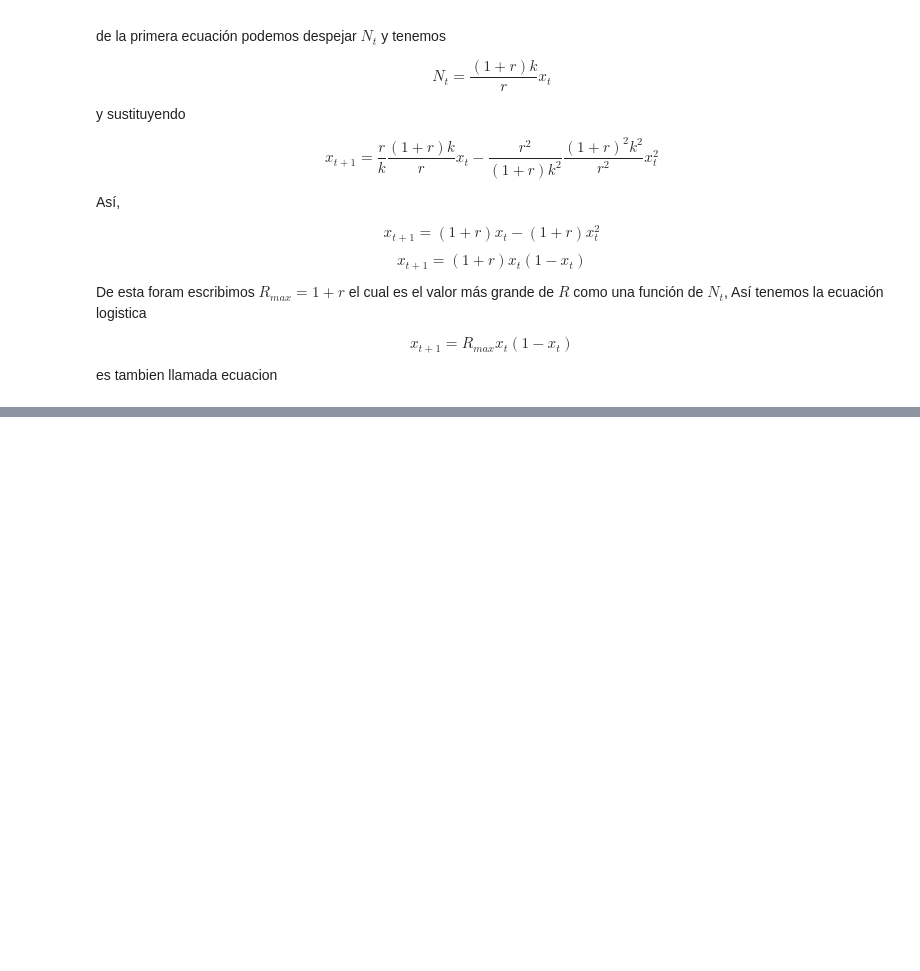
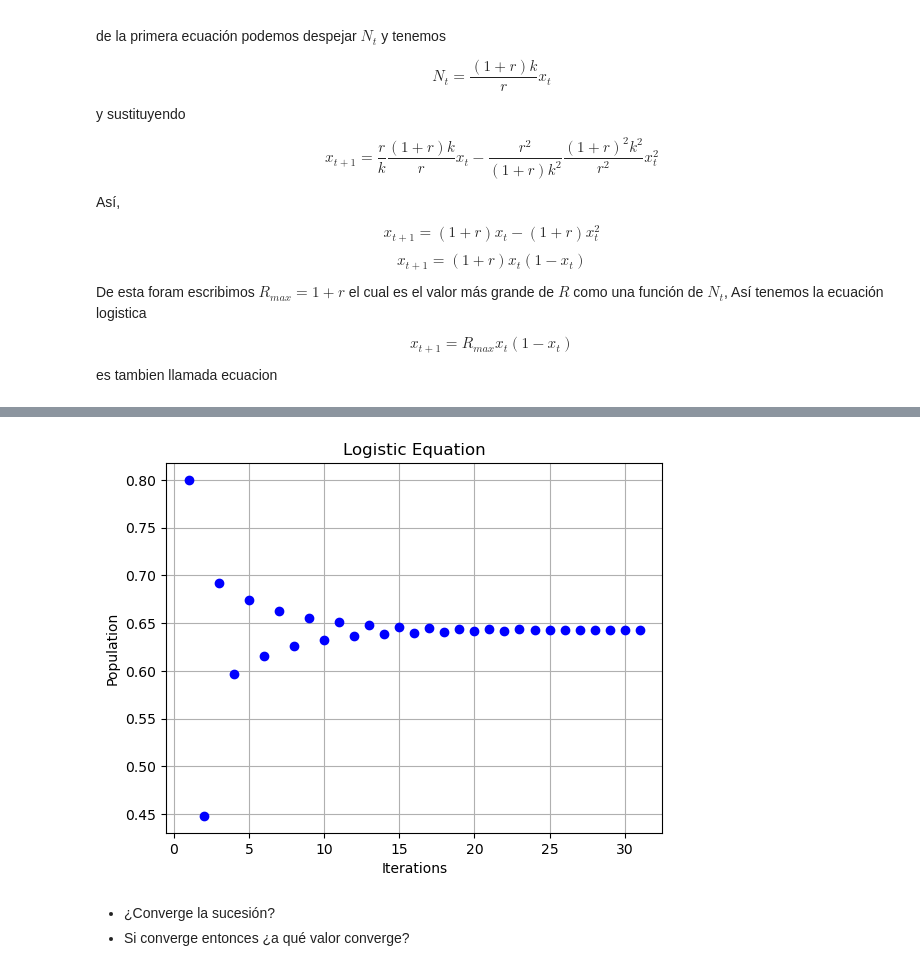
Before and after one commit to abelalv/bio_1, a Jupyter notebook: tema1.ipynb, the cells around one changed output, grey strips where cells are left out. Saved outputs shown, nothing was run; the diff lists cells and outputs as text; code cells hidden in the pictures; blank space fills up the shorter version.

```diff
--- a/tema1.ipynb
+++ b/tema1.ipynb
@@ -175,0 +450,27 @@ es tambien llamada ecuacion
+# %%
+import numpy as np
+
+import matplotlib.pyplot as plt
+
+def logistic_equation(x0, r, iterations):
+    x = [x0]
+    for _ in range(iterations):
+        x.append(r * x[-1] * (1 - x[-1]))
+
+    plt.plot(range(1, iterations+2),x, marker='o', linestyle='', color='b')
+    plt.xlabel('Iterations')
+    plt.ylabel('Population')
+    plt.title('Logistic Equation')
+    plt.grid(True)
+    plt.show()
+
+x0 = 0.8
+r = 2.8
+iterations = 30
+
+logistic_equation(x0, r, iterations)
+# %% [output]
+[figure, added]
+# %% [markdown]
++ ¿Converge la sucesión?
++ Si converge entonces ¿a qué valor converge?
```
Also changed, not shown: parts of 19 cells of this notebook, 3 other files.
